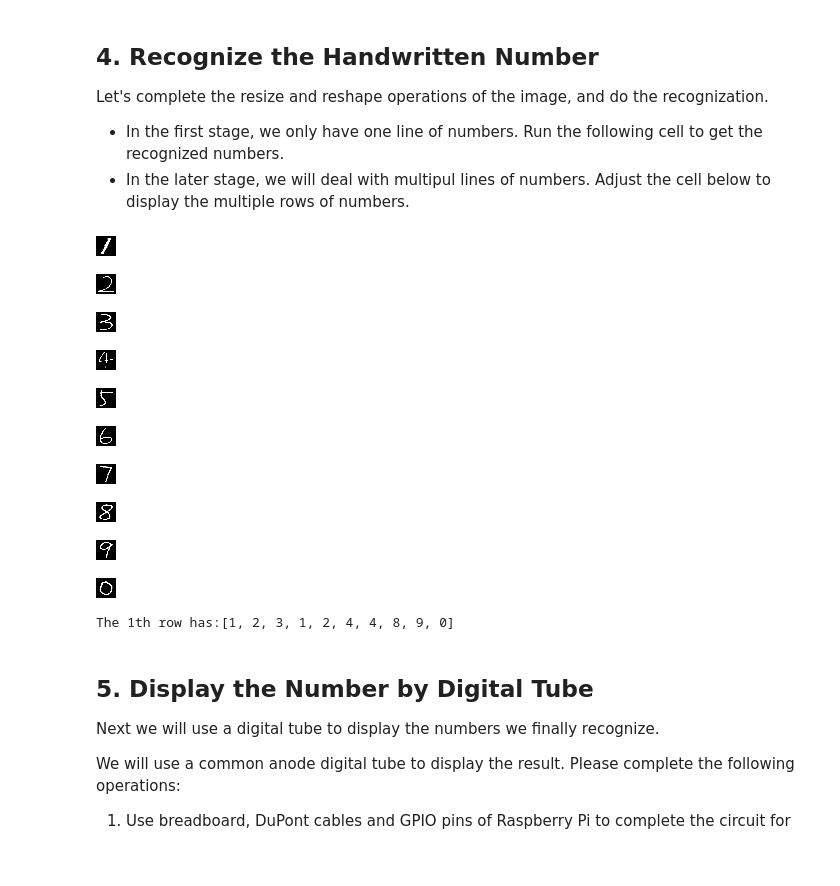
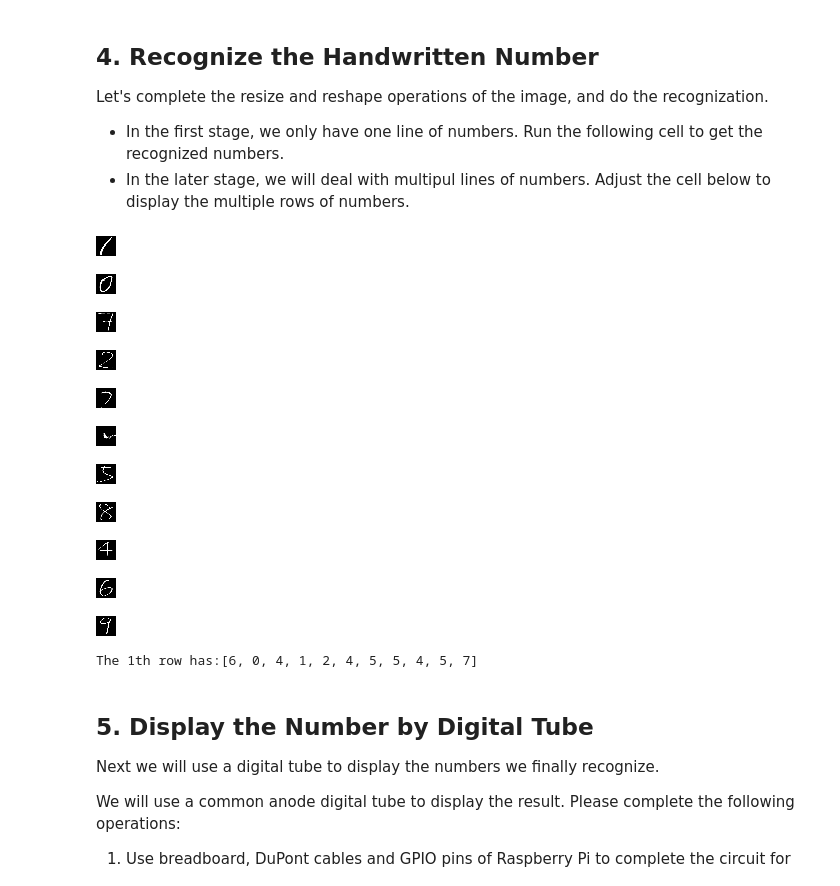
Before and after one commit to zivmax/SI_100B_Project, a Jupyter notebook: ProjectExercise/NumDect_ProcessRealImage1.ipynb, the cells around one changed output. Saved outputs shown, nothing was run; the diff lists cells and outputs as text; code cells hidden in the pictures; blank space fills up the shorter version.

```diff
--- a/ProjectExercise/NumDect_ProcessRealImage1.ipynb
+++ b/ProjectExercise/NumDect_ProcessRealImage1.ipynb
@@ -61,7 +61,7 @@ Before we start digits recognition, we need to do some preprocessing on the imag
 <br>
 - In late stage, we will use the camera to take pictures. In this stage, you first need to build the camera control circuit on the breadboard. Then finish the function of taking pictures in `take_photo()` of *my_function*.
 # %%
-image = PRJ_PATH + "/UserData/plate4.png"
+image = take_photo()
 img = cv2.imread(image)
 imshow(img)
 # %% [output]
@@ -84,6 +87,6 @@ Do it with `dst=cv2.threshold(src, thresh, maxval, type)`.
 <br>
 **Note**: try to adjust parameter `thresh` to get a binary image without extra points or noise.
 # %%
-_threshold, imgBin = cv2.threshold(imgGray,74,255,cv2.THRESH_BINARY_INV)
+_threshold, imgBin = cv2.threshold(imgGray,98,255,cv2.THRESH_BINARY_INV)
 imshow(imgBin)
 # %% [output]
@@ -140,26 +143,27 @@ Let's complete the resize and reshape operations of the image, and do the recogn
 # %%
 # resize and reshape the image with single number
 # then recognize the number with knn.findNearest(imgReshape,k=?)
 numberList = []
 for i in range(0,len(imgMonos)):
     imgResize = cv2.resize(imgMonos[i], resizeSize)
     imshow(imgResize)
     imgReshape = imgResize.reshape(reShapeSize).astype(np.float32)
-    _,result,_,_ = knn.findNearest(imgReshape,k=1)
+    _,result,_,_ = knn.findNearest(imgReshape,k=8)
     numberList.append(int(result))
 print("The "+str(1)+"th row has:" + str(numberList))
 # %% [output]
 [figure]
 [figure]
 [figure]
-[figure, old version]
+[figure, new version]
 [figure]
-[figure, old version]
+[figure, new version]
 [figure]
 [figure]
 [figure]
 [figure]
+[figure, added]
-The 1th row has:[1, 2, 3, 1, 2, 4, 4, 8, 9, 0]
+The 1th row has:[6, 0, 4, 1, 2, 4, 5, 5, 4, 5, 7]
 # %% [markdown]
 ## 5. Display the Number by Digital Tube
 Next we will use a digital tube to display the numbers we finally recognize.
```
Also changed, not shown: parts of 4 cells of this notebook, 42 other files.
